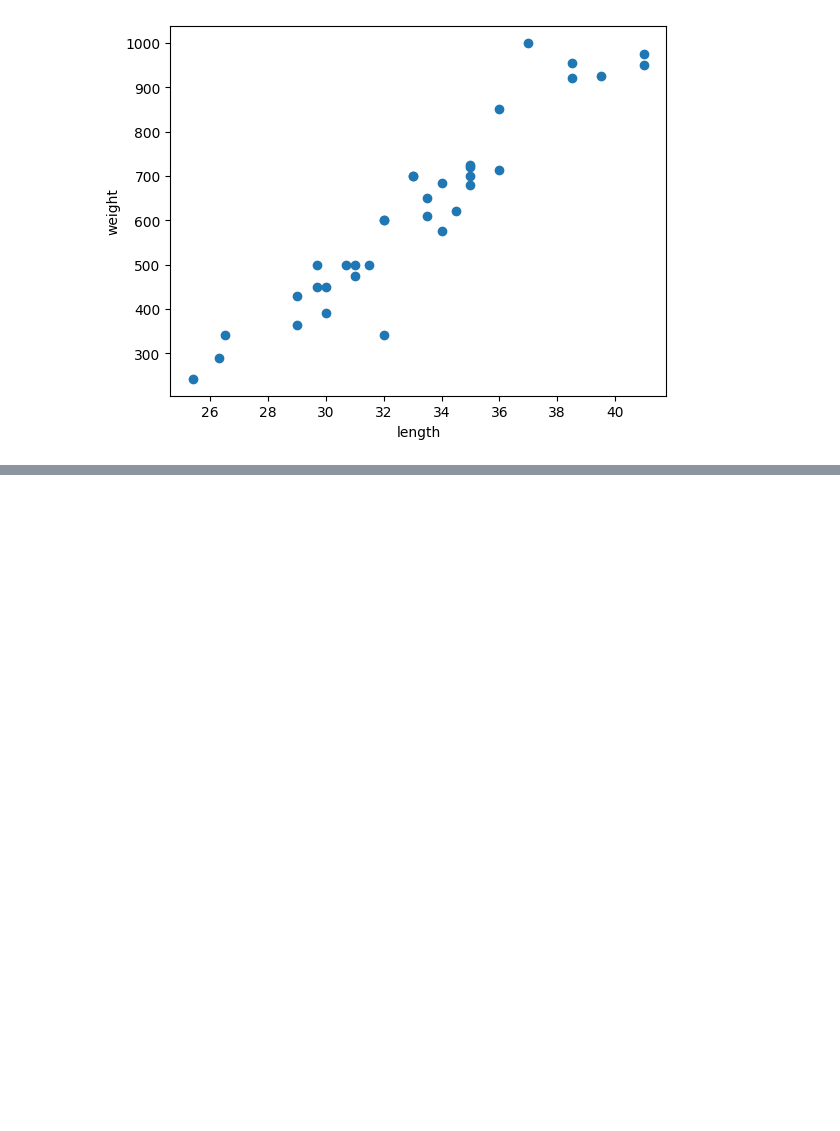
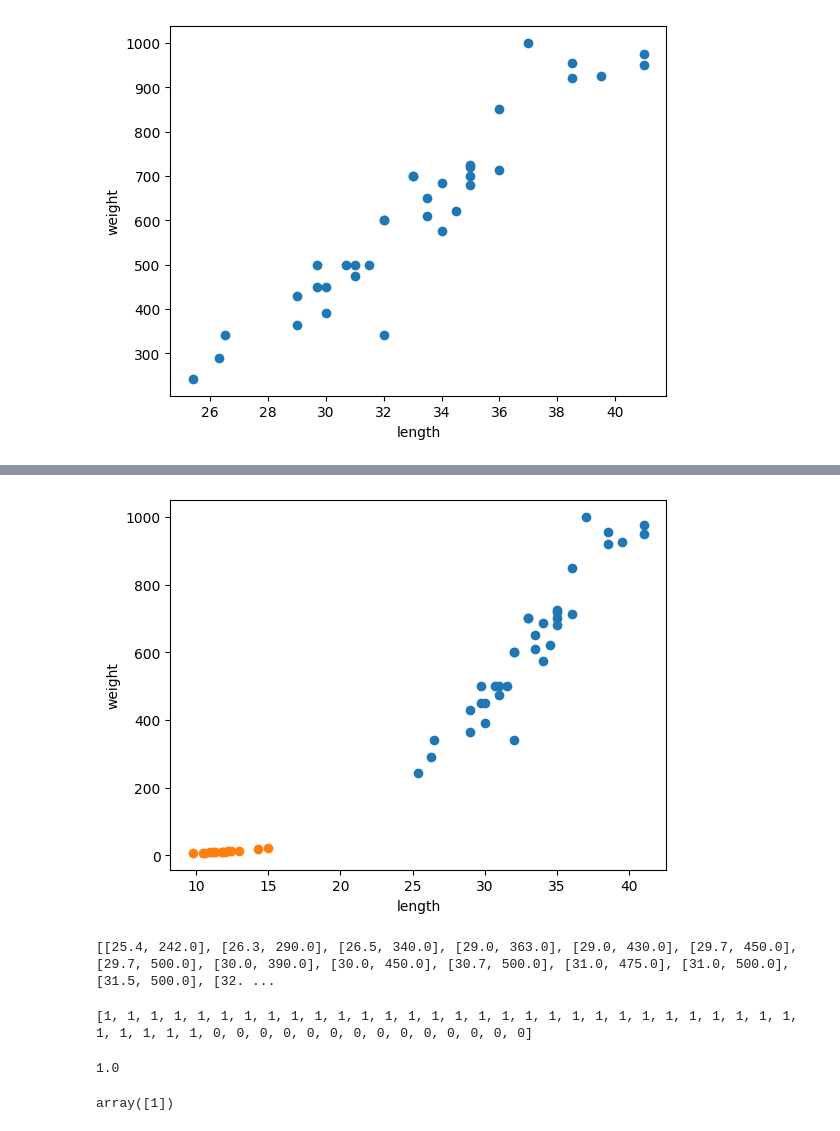
Before and after one commit to alswns6327/ai_learning, a Jupyter notebook: BreamAndSmelt.ipynb, the cells around one changed output, grey strips where cells are left out. Saved outputs shown, nothing was run; the diff lists cells and outputs as text; code cells hidden in the pictures; blank space fills up the shorter version.

Commit message:
sklearn.neighbors KNeighborsClassifier model fit

```diff
--- a/BreamAndSmelt.ipynb
+++ b/BreamAndSmelt.ipynb
@@ -18,0 +32,9 @@ plt.show()
+# %%
+# 도미와 빙어 산점도
+plt.scatter(bream_length, bream_weight)
+plt.scatter(smelt_length, smelt_weight)
+plt.xlabel('length')
+plt.ylabel('weight')
+plt.show()
+# %% [output]
+[figure, added]
@@ -18,0 +48,25 @@ plt.show()
+# %%
+print(fish_data)
+# %% [output]
+[[25.4, 242.0], [26.3, 290.0], [26.5, 340.0], [29.0, 363.0], [29.0, 430.0], [29.7, 450.0], [29.7, 500.0], [30.0, 390.0], [30.0, 450.0], [30.7, 500.0], [31.0, 475.0], [31.0, 500.0], [31.5, 500.0], [32. ...
+# %%
+# 심각하네 이게 되네
+# 정답 데이터 1이 찾는거(도미) 0은 그 외 (지금은 그 뭐냐 그 빙어)
+fish_target = [1] * 35 + [0] * 14
+print(fish_target)
+# %% [output]
+[1, 1, 1, 1, 1, 1, 1, 1, 1, 1, 1, 1, 1, 1, 1, 1, 1, 1, 1, 1, 1, 1, 1, 1, 1, 1, 1, 1, 1, 1, 1, 1, 1, 1, 1, 0, 0, 0, 0, 0, 0, 0, 0, 0, 0, 0, 0, 0, 0]
+# %%
+# 사이킷런 k-최근접 이웃 알고리즘
+from sklearn.neighbors import KNeighborsClassifier
+
+kn = KNeighborsClassifier()
+
+kn.fit(fish_data, fish_target) # 훈련 시키는 중임
+kn.score(fish_data, fish_target) # 점수 보는 거임 1이면 다 맞췄다는 거임 0이면 다 틀렸다는 거네
+# %% [output]
+1.0
+# %%
+kn.predict([[30, 600]]) # 새로운 데이터의 정답 예측 해봐라 하는 함수, fit과 동일하게 2차원 리스트가 필요함
+# %% [output]
+array([1])
```
Also changed, not shown: parts of 6 cells of this notebook.
